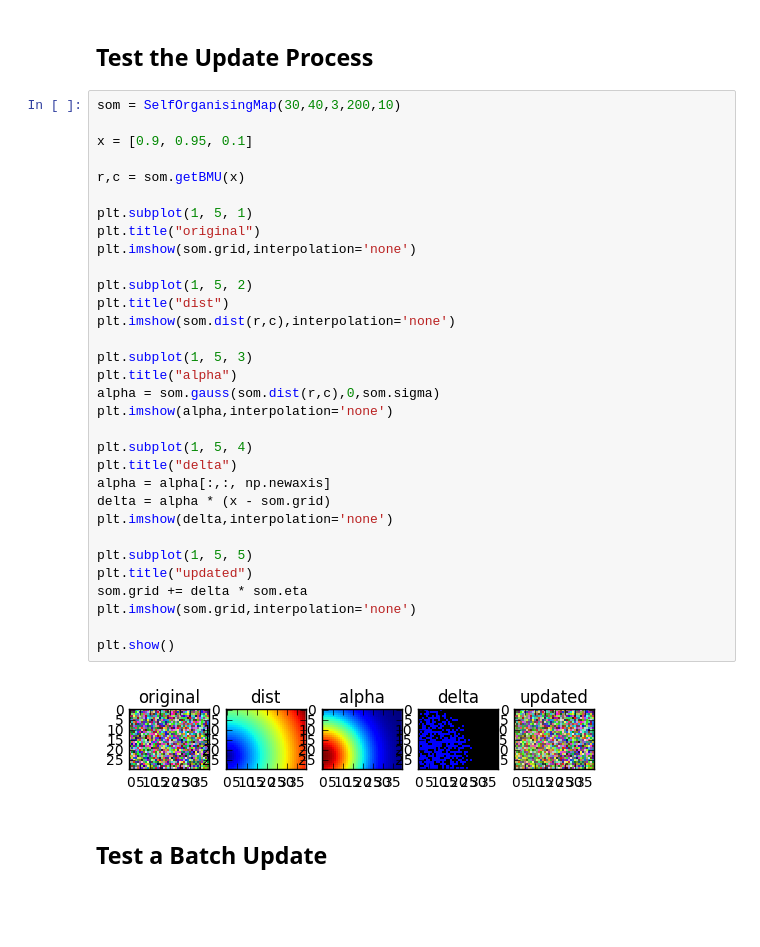
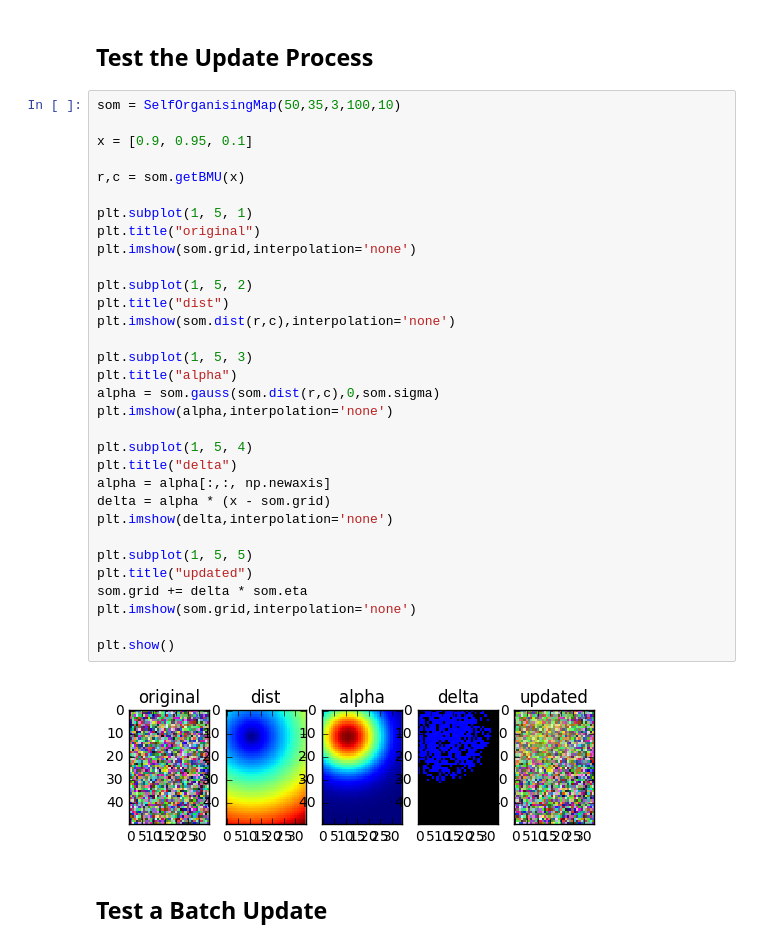
Before and after one commit to tomstewart89/SelfOrganisingCollage, a Jupyter notebook: SelfOrganisingWeddingInvite.ipynb, the cells around one changed output. Drawn from its saved outputs; the diff is of its cells as text; blank space fills up the shorter version.

```diff
--- a/SelfOrganisingWeddingInvite.ipynb
+++ b/SelfOrganisingWeddingInvite.ipynb
@@ -59,39 +60,39 @@ class SelfOrganisingMap:
 # %% [markdown]
 ## Test the Update Process
 # %%
-som = SelfOrganisingMap(30,40,3,200,10)
+som = SelfOrganisingMap(50,35,3,100,10)
 
 x = [0.9, 0.95, 0.1]
 
 r,c = som.getBMU(x)
 
 plt.subplot(1, 5, 1)
 plt.title("original")
 plt.imshow(som.grid,interpolation='none')
 
 plt.subplot(1, 5, 2)
 plt.title("dist")
 plt.imshow(som.dist(r,c),interpolation='none')
 
 plt.subplot(1, 5, 3)
 plt.title("alpha")
 alpha = som.gauss(som.dist(r,c),0,som.sigma)
 plt.imshow(alpha,interpolation='none')
 
 plt.subplot(1, 5, 4)
 plt.title("delta")
 alpha = alpha[:,:, np.newaxis]
 delta = alpha * (x - som.grid)
 plt.imshow(delta,interpolation='none')
 
 plt.subplot(1, 5, 5)
 plt.title("updated")
 som.grid += delta * som.eta
 plt.imshow(som.grid,interpolation='none')
 
 plt.show()
 # %% [output]
-[figure, old version]
+[figure, new version]
 # %% [markdown]
 ## Test a Batch Update
 # %%
```
Also changed, not shown: parts of 13 cells of this notebook.
